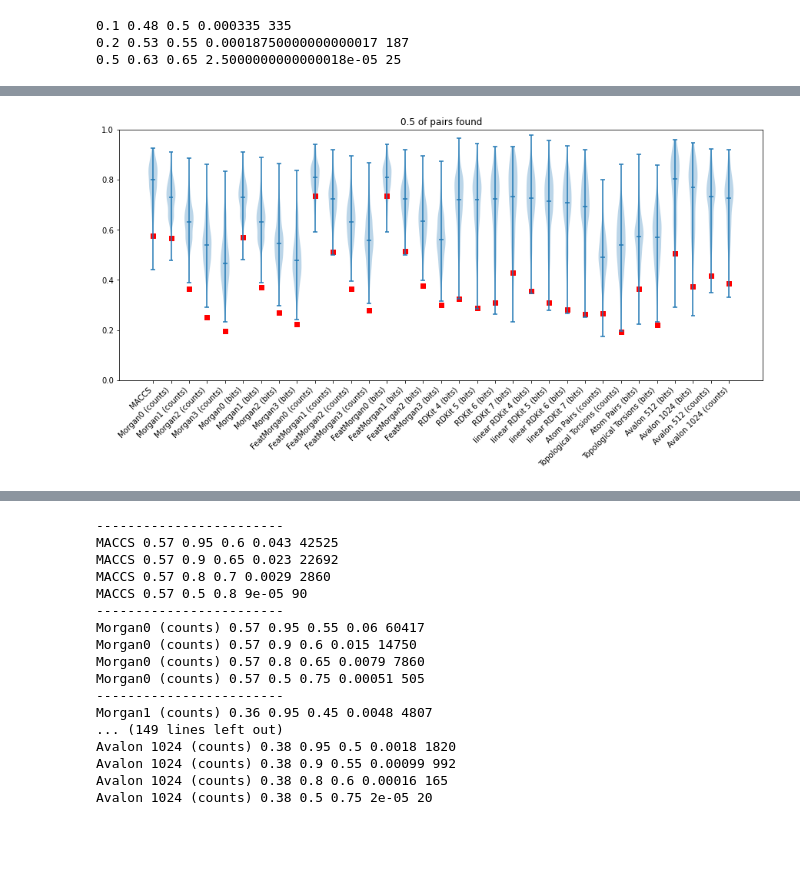
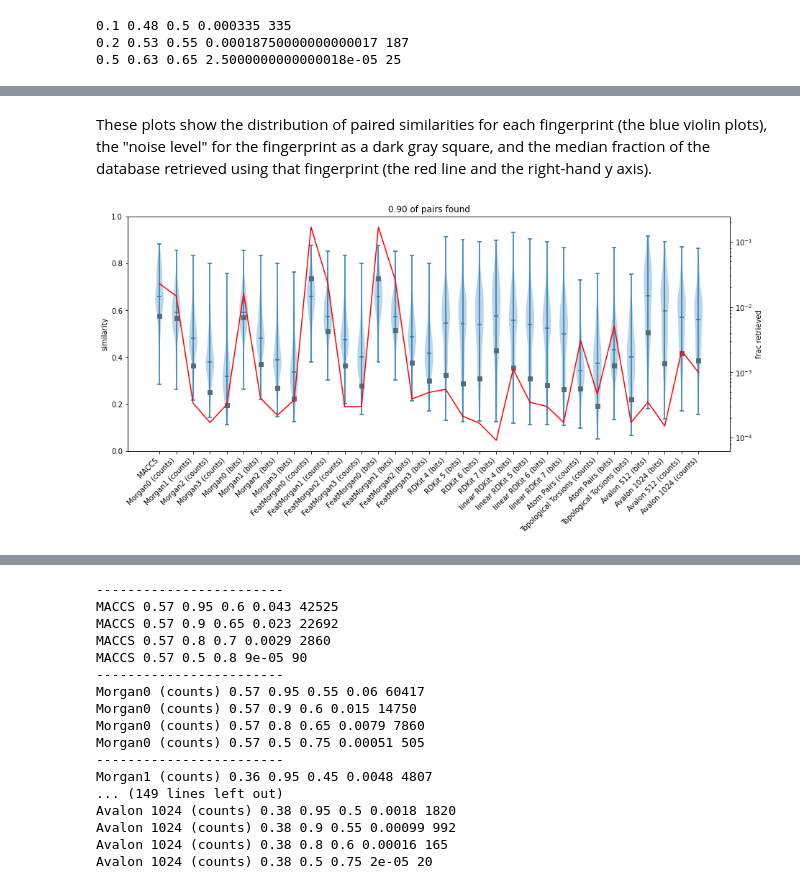
Before and after one commit to greglandrum/rdkit_blog, a Jupyter notebook: notebooks/Fingerprint Thresholds Database Fraction.ipynb, the cells around one changed output, grey strips where cells are left out. Saved outputs shown, nothing was run; the diff lists cells and outputs as text; code cells hidden in the pictures; blank space fills up the shorter version.

```diff
--- a/notebooks/Fingerprint Thresholds Database Fraction.ipynb
+++ b/notebooks/Fingerprint Thresholds Database Fraction.ipynb
@@ -348,18 +369,6 @@ title(f'{1-thresh} of pairs found');
-# %%
-thresh = 0.5
-
-figsize(15,6)
-fpnames = list(scaff_accum.values())[0].keys()
-d = []
-lbounds = []
-for nm in fpnames:
-    d.append([x[nm][thresh] for x in scaff_accum.values()])
-    lbounds.append(background_accum[nm][0.95])
-violinplot(d,showmedians=True);
-scatter(range(1,len(fpnames)+1),lbounds,c='red',marker='s')
-xticks(rotation=45,ha='right');
-xticks(range(1,len(d)+1),fpnames);
-ylim(0,1);
-title(f'{1-thresh} of pairs found');
-# %% [output]
-[figure, removed]
+# %% [markdown]
+These plots show the distribution of paired similarities for each fingerprint (the blue violin plots), the "noise level" for the fingerprint as a dark gray square, and the median fraction of the database retrieved using that fingerprint (the red line and the right-hand y axis).
+# %%
+summary_plot(thresh=0.1)
+# %% [output]
+[figure, added]
```
Also changed, not shown: parts of 4 cells of this notebook.
